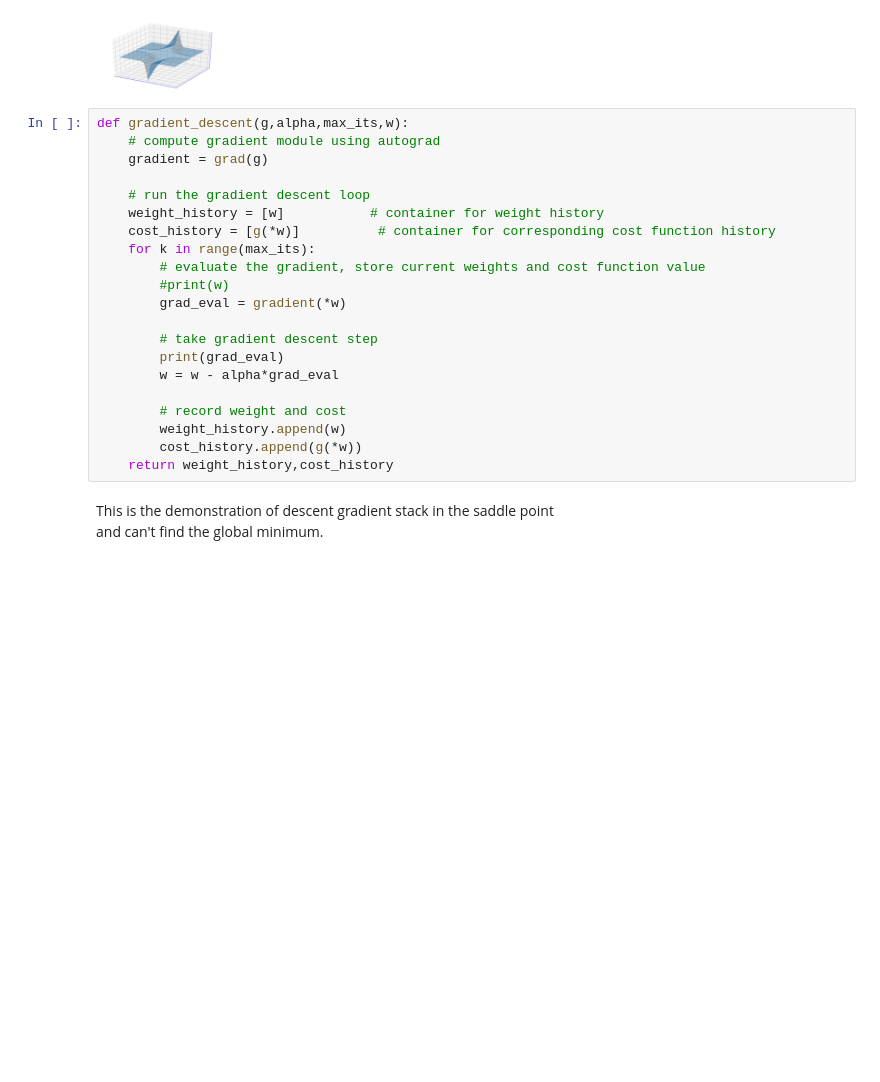
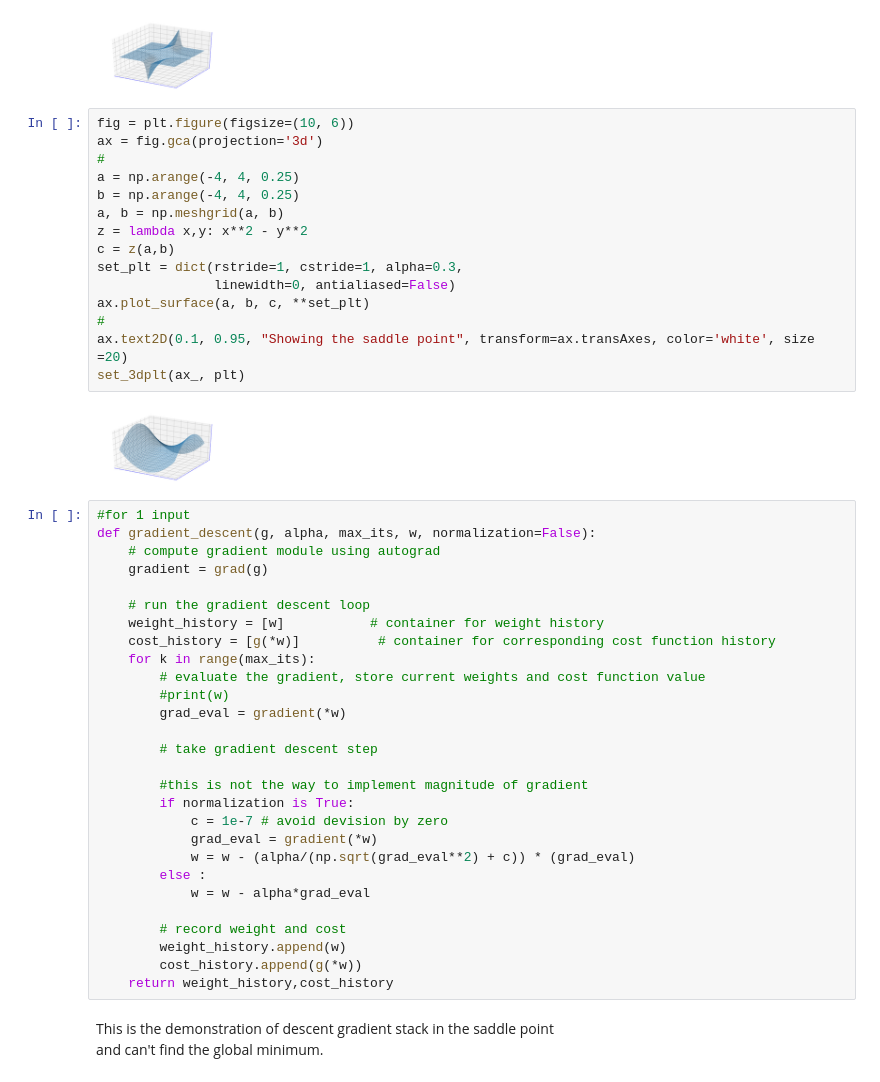
Before and after one commit to RyotaBannai/Data_Science, a Jupyter notebook: Coordinate search descent.ipynb, the cells around one changed output. Saved outputs shown, nothing was run; the diff lists cells and outputs as text; blank space fills up the shorter version.

```diff
--- a/Coordinate search descent.ipynb
+++ b/Coordinate search descent.ipynb
@@ -199,8 +199,26 @@ ax.text2D(0.1, 0.95, "Culculating all parcial derivatives at once", transform=ax
 set_3dplt(ax_, plt)
 # %% [output]
 [figure]
+# %%
+fig = plt.figure(figsize=(10, 6))
+ax = fig.gca(projection='3d')
+#
+a = np.arange(-4, 4, 0.25)
+b = np.arange(-4, 4, 0.25)
+a, b = np.meshgrid(a, b)
+z = lambda x,y: x**2 - y**2
+c = z(a,b)
+set_plt = dict(rstride=1, cstride=1, alpha=0.3,
+               linewidth=0, antialiased=False)
+ax.plot_surface(a, b, c, **set_plt)
+#
+ax.text2D(0.1, 0.95, "Showing the saddle point", transform=ax.transAxes, color='white', size =20)
+set_3dplt(ax_, plt)
+# %% [output]
+[figure, added]
 # %%
-def gradient_descent(g,alpha,max_its,w):
+#for 1 input
+def gradient_descent(g, alpha, max_its, w, normalization=False):
     # compute gradient module using autograd
     gradient = grad(g)
 
@@ -213,8 +231,14 @@ def gradient_descent(g,alpha,max_its,w):
         grad_eval = gradient(*w)
 
         # take gradient descent step
-        print(grad_eval)
-        w = w - alpha*grad_eval
+
+        #this is not the way to implement magnitude of gradient
+        if normalization is True:
+            c = 1e-7 # avoid devision by zero
+            grad_eval = gradient(*w)
+            w = w - (alpha/(np.sqrt(grad_eval**2) + c)) * (grad_eval)
+        else :
+            w = w - alpha*grad_eval
 
         # record weight and cost
         weight_history.append(w)
```
Also changed, not shown: parts of 12 cells of this notebook, 1 other file.
